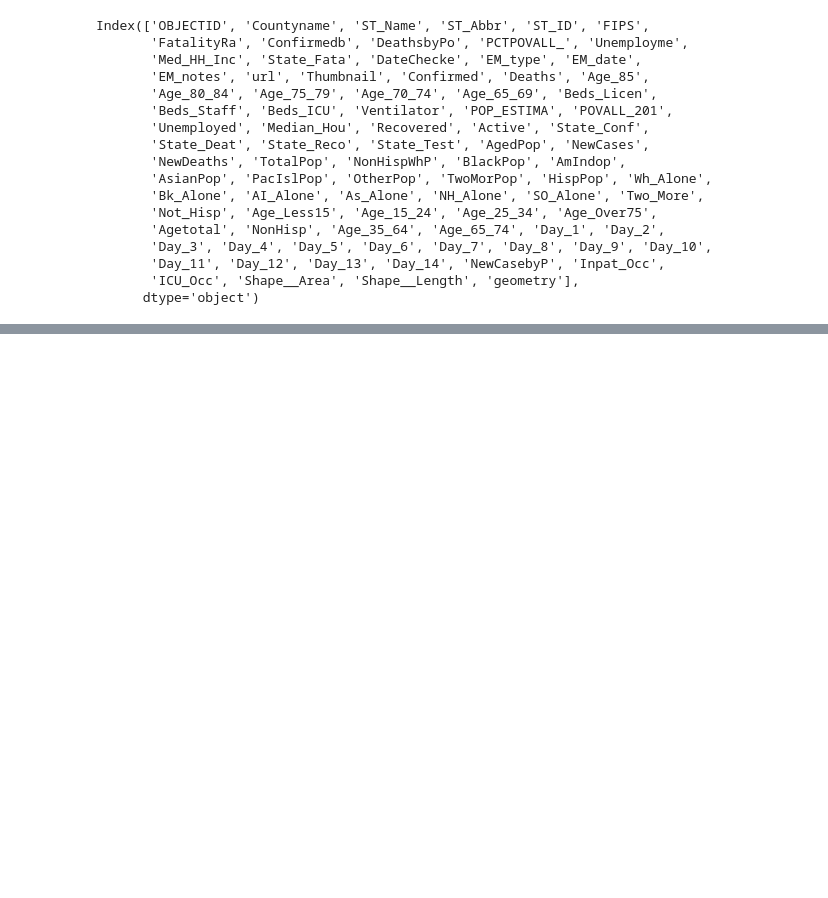
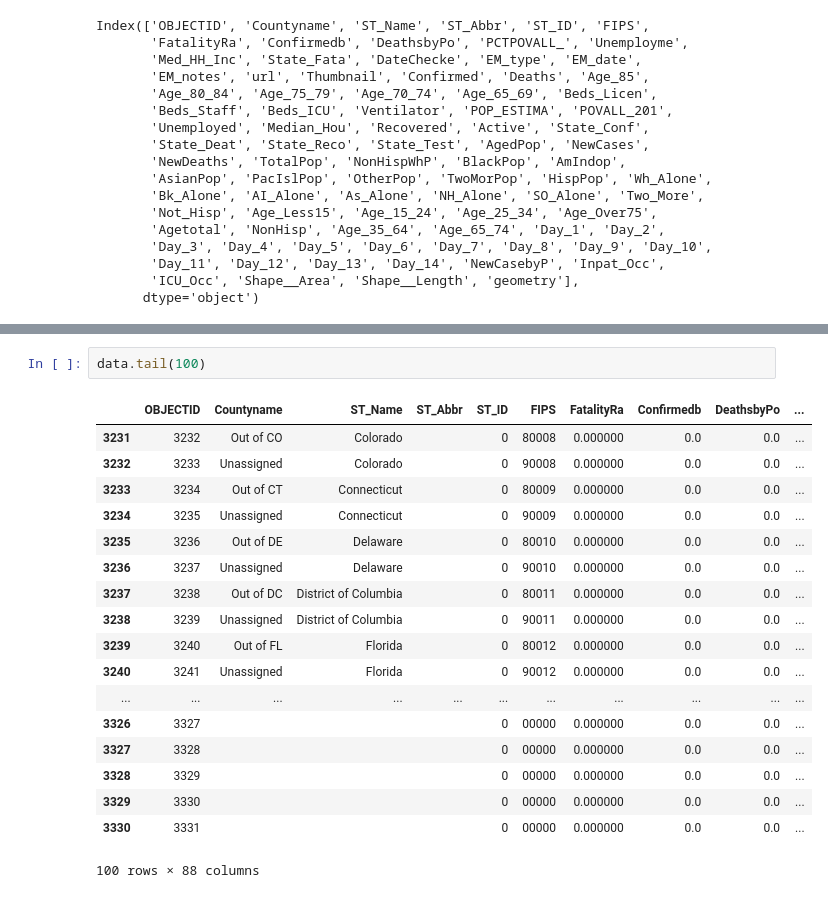
Before and after one commit to datascisteven/The-Masked-Politic, a Jupyter notebook: Phase_3_Project.ipynb, the cells around one changed output, grey strips where cells are left out. Drawn from its saved outputs; the diff is of its cells as text; blank space fills up the shorter version.

```diff
--- a/Phase_3_Project.ipynb
+++ b/Phase_3_Project.ipynb
@@ -476,0 +209,21 @@ Index(['OBJECTID', 'Countyname', 'ST_Name', 'ST_Abbr', 'ST_ID', 'FIPS',
+# %%
+data.tail(100)
+# %% [output]
+|  | OBJECTID | Countyname | ST_Name | ST_Abbr | ST_ID | FIPS | FatalityRa | Confirmedb | DeathsbyPo | ... |
+| 3231 | 3232 | Out of CO | Colorado |  | 0 | 80008 | 0.000000 | 0.0 | 0.0 | ... |
+| 3232 | 3233 | Unassigned | Colorado |  | 0 | 90008 | 0.000000 | 0.0 | 0.0 | ... |
+| 3233 | 3234 | Out of CT | Connecticut |  | 0 | 80009 | 0.000000 | 0.0 | 0.0 | ... |
+| 3234 | 3235 | Unassigned | Connecticut |  | 0 | 90009 | 0.000000 | 0.0 | 0.0 | ... |
+| 3235 | 3236 | Out of DE | Delaware |  | 0 | 80010 | 0.000000 | 0.0 | 0.0 | ... |
+| 3236 | 3237 | Unassigned | Delaware |  | 0 | 90010 | 0.000000 | 0.0 | 0.0 | ... |
+| 3237 | 3238 | Out of DC | District of Columbia |  | 0 | 80011 | 0.000000 | 0.0 | 0.0 | ... |
+| 3238 | 3239 | Unassigned | District of Columbia |  | 0 | 90011 | 0.000000 | 0.0 | 0.0 | ... |
+| 3239 | 3240 | Out of FL | Florida |  | 0 | 80012 | 0.000000 | 0.0 | 0.0 | ... |
+| 3240 | 3241 | Unassigned | Florida |  | 0 | 90012 | 0.000000 | 0.0 | 0.0 | ... |
+| ... | ... | ... | ... | ... | ... | ... | ... | ... | ... | ... |
+| 3326 | 3327 |  |  |  | 0 | 00000 | 0.000000 | 0.0 | 0.0 | ... |
+| 3327 | 3328 |  |  |  | 0 | 00000 | 0.000000 | 0.0 | 0.0 | ... |
+| 3328 | 3329 |  |  |  | 0 | 00000 | 0.000000 | 0.0 | 0.0 | ... |
+| 3329 | 3330 |  |  |  | 0 | 00000 | 0.000000 | 0.0 | 0.0 | ... |
+| 3330 | 3331 |  |  |  | 0 | 00000 | 0.000000 | 0.0 | 0.0 | ... |
+100 rows × 88 columns
```
Also changed, not shown: parts of 29 cells of this notebook, 7 other files.
